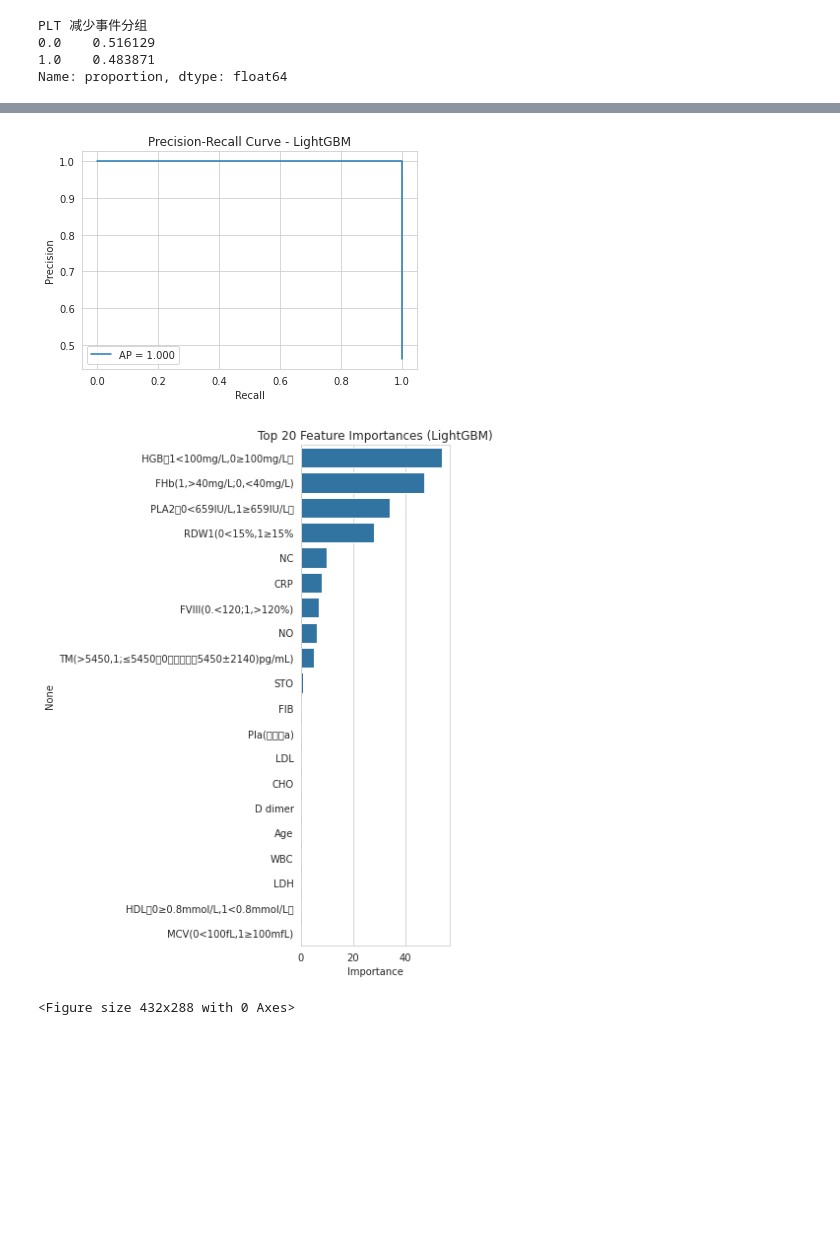
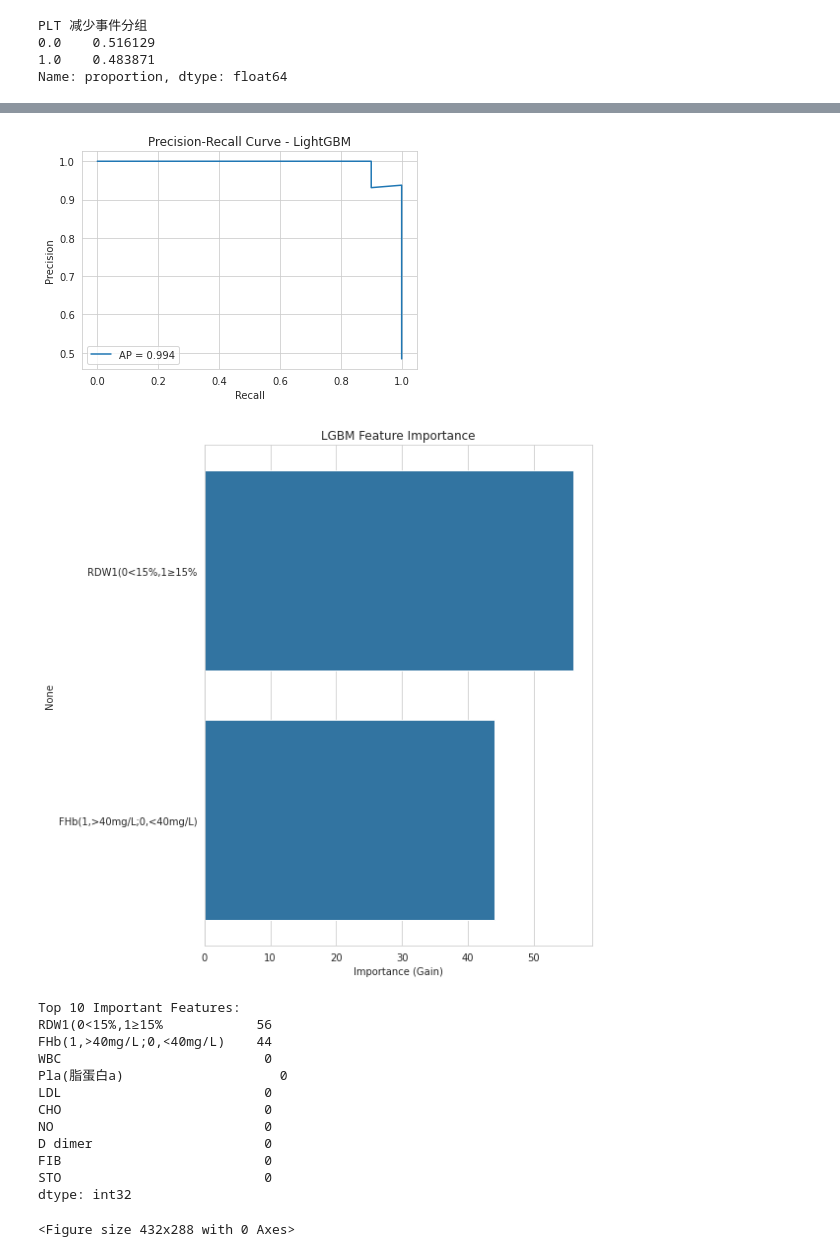
Before and after one commit to enoch321/PLT_Prediction, a Jupyter notebook: notebooks/LightGBM_PLT.ipynb, the cells around one changed output, grey strips where cells are left out. Cells and saved outputs as stored; diff of their text form; code cells hidden in the pictures; blank space fills up the shorter version.

```diff
--- a/notebooks/LightGBM_PLT.ipynb
+++ b/notebooks/LightGBM_PLT.ipynb
@@ -100,6 +102,7 @@ X = X.dropna()
 y = y.loc[X.index]
 
 X = pd.get_dummies(X, drop_first=True)
+X = X.astype(float)
 print("Feature shape after encoding:", X.shape)
 # %% [output]
 Missing values:
@@ -202,5 +252,5 @@ plt.show()
 # %%
-precision, recall, _ = precision_recall_curve(y_test, y_prob)
+precision, recall, _ = precision_recall_curve(y, y_probas_loo)
 
 plt.figure()
 plt.plot(recall, precision, label=f"AP = {metrics['pr_auc']:.3f}")
@@ -210,21 +260,62 @@ plt.title("Precision-Recall Curve - LightGBM")
 plt.legend()
 plt.show()
 # %% [output]
-[figure, old version]
+[figure, new version]
 # %%
+# LGBM 是树模型，没有 coef_，要用 feature_importances_
+# 从 Pipeline 中提取 LGBM 模型步骤
+lgbm_step = model.named_steps['lgbm']
+
+# 获取特征重要性
+importances = lgbm_step.feature_importances_
+feature_names = X.columns # 因为没有用 SelectKBest，所以直接用 X.columns
+
 feat_imp = pd.Series(
-    model.feature_importances_,
-    index=X.columns
+    importances,
+    index=feature_names
 ).sort_values(ascending=False)
 
-plt.figure(figsize=(6, 8))
-sns.barplot(x=feat_imp.head(20), y=feat_imp.head(20).index)
-plt.title("Top 20 Feature Importances (LightGBM)")
-plt.xlabel("Importance")
+# 绘图
+plt.figure(figsize=(8, 8))
+# 只画出有重要性的特征 (值 > 0)
+top_features = feat_imp[feat_imp > 0].head(20)
+if len(top_features) == 0:
+    top_features = feat_imp.head(10) # 防止所有都为0的情况
+
+sns.barplot(x=top_features.values, y=top_features.index)
+plt.title("LGBM Feature Importance")
+plt.xlabel("Importance (Gain)")
 plt.tight_layout()
 plt.show()
+
+print("\nTop 10 Important Features:")
+print(feat_imp.head(10))
+
+# feat_imp = pd.Series(
+#     model.feature_importances_,
+#     index=X.columns
+# ).sort_values(ascending=False)
+
+# plt.figure(figsize=(6, 8))
+# sns.barplot(x=feat_imp.head(20), y=feat_imp.head(20).index)
+# plt.title("Top 20 Feature Importances (LightGBM)")
+# plt.xlabel("Importance")
+# plt.tight_layout()
+# plt.show()
 # %% [output]
-[figure, old version]
+[figure, new version]
+Top 10 Important Features:
+RDW1(0<15%,1≥15%            56
+FHb(1,>40mg/L;0,<40mg/L)    44
+WBC                          0
+Pla(脂蛋白a)                    0
+LDL                          0
+CHO                          0
+NO                           0
+D dimer                      0
+FIB                          0
+STO                          0
+dtype: int32
 # %%
 metrics_df.to_csv("../outputs/lgbm_metrics.csv")
 feat_imp.to_csv("../outputs/lgbm_feature_importance.csv")
```
Also changed, not shown: parts of 7 cells of this notebook, 14 other files.
